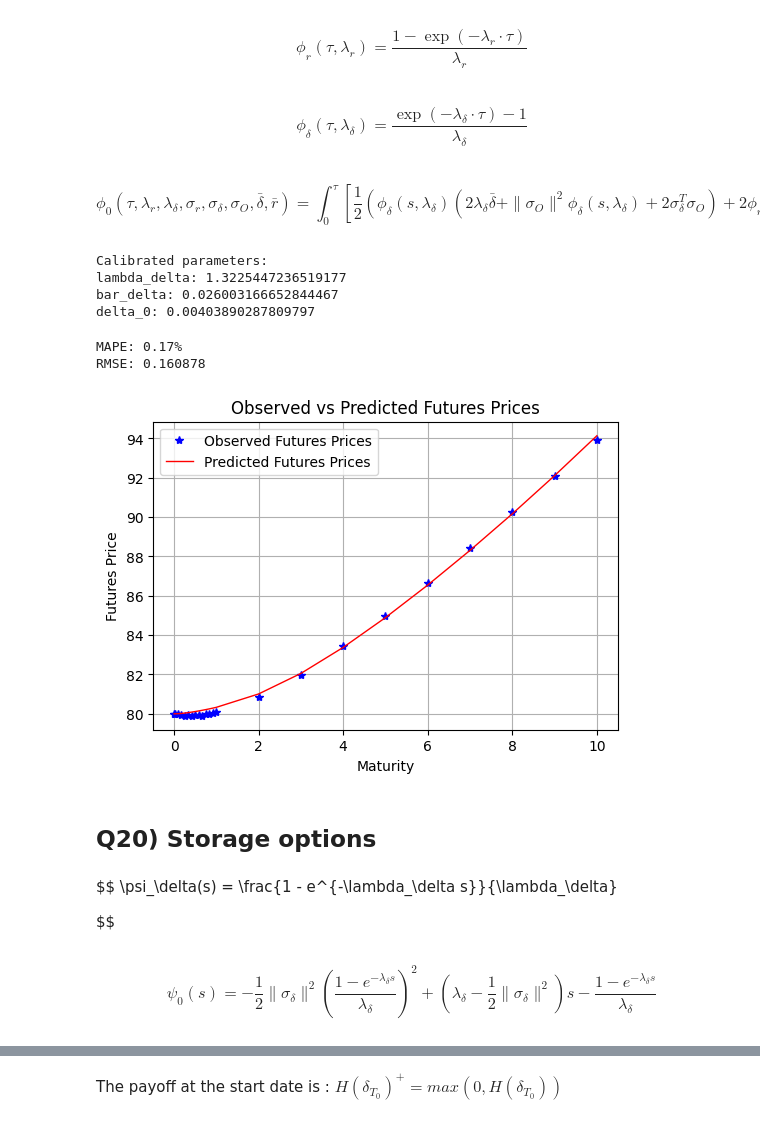
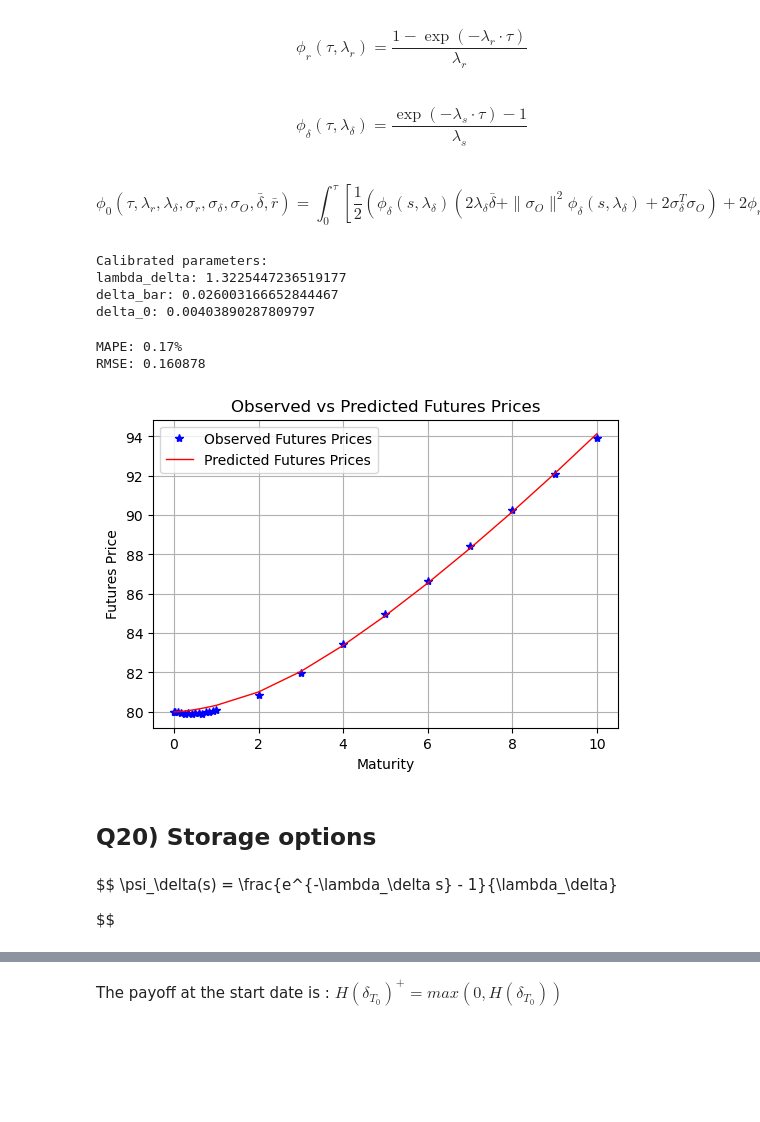
Before and after one commit to yanvow/oil_futures_storage_options, a Jupyter notebook: notebook.ipynb, the cells around one changed output, grey strips where cells are left out. Cells and saved outputs as stored; diff of their text form; code cells hidden in the pictures; blank space fills up the shorter version.

```diff
--- a/notebook.ipynb
+++ b/notebook.ipynb
@@ -234,25 +234,24 @@ def calculate_volatility_and_correlation(matrix):
     # Extract variances from the diagonal of the matrix
     var_r = matrix[0, 0]
     var_delta = matrix[1, 1]
-    var_log_O = matrix[2, 2]
+    var_O = matrix[2, 2]
 
     # Calculate volatilities as the square roots of the variances
     sigma_r = np.sqrt(var_r)
     sigma_delta = np.sqrt(var_delta)
-    sigma_O = np.sqrt(var_log_O)
+    sigma_O = np.sqrt(var_O)
 
     # Extract covariances from the off-diagonal elements of the matrix
     cov_r_delta = matrix[0, 1]
     cov_r_log_O = matrix[0, 2]
     cov_delta_log_O = matrix[1, 2]
 
-
     # Calculate correlations by dividing the covariances by the product of the respective volatilities
     rho_r_delta = cov_r_delta / (sigma_r * sigma_delta)
-    rho_r_log_O = cov_r_log_O / (sigma_r * sigma_O)
-    rho_delta_log_O = cov_delta_log_O / (sigma_delta * sigma_O)
+    rho_r_O = cov_r_log_O / (sigma_r * sigma_O)
+    rho_delta_O = cov_delta_log_O / (sigma_delta * sigma_O)
 
-    return sigma_r, sigma_delta, sigma_O, rho_r_delta, rho_r_log_O, rho_delta_log_O
+    return sigma_r, sigma_delta, sigma_O, rho_r_delta, rho_r_O, rho_delta_O
 
 # Define the quadratic variation matrix
 matrix = np.array([
@@ -262,12 +261,17 @@ matrix = np.array([
 ]) * 1e-4
 
 # Calculate the volatilities and correlations
-sigma_r, sigma_delta, sigma_O, rho_r_delta, rho_r_log_O, rho_delta_log_O = calculate_volatility_and_correlation(matrix)
+sigma_r, sigma_delta, sigma_O, rho_r_delta, rho_r_O, rho_delta_O = calculate_volatility_and_correlation(matrix)
 
 # Print the calculated volatilities
 print(f'Sigma_r: {sigma_r}')
 print(f'Sigma_delta: {sigma_delta}')
 print(f'Sigma_O: {sigma_O}')
+
+# Print the calculated correlations
+print(f'Rho_r_delta: {rho_r_delta}')
+print(f'Rho_r_log_O: {rho_r_O}')
+print(f'Rho_delta_log_O: {rho_delta_O}')
 # %% [output]
 Sigma_r: 0.00023
 Sigma_delta: 0.00012
@@ -290,7 +297,7 @@ def phi_r(tau, lambda_r):
 # %% [markdown]
 
 
-$$ \phi_\delta(\tau, \lambda_\delta) = \frac{\exp(-\lambda_\delta \cdot \tau) - 1}{\lambda_\delta  }$$
+$$ \phi_\delta(\tau, \lambda_\delta) = \frac{\exp(-\lambda_s \cdot \tau) - 1}{\lambda_s  }$$
 # %%
 def phi_delta(tau, lambda_delta):
     return (np.exp(-lambda_delta * tau) - 1) / lambda_delta
@@ -300,11 +307,11 @@ $$
 \phi_0(\tau, \lambda_r, \lambda_\delta, \sigma_r, \sigma_\delta, \sigma_O, \bar{\delta}, \bar{r}) = \int_0^\tau \left[ \frac{1}{2} \left( \phi_\delta(s, \lambda_\delta) \left( 2 \lambda_\delta \bar{\delta} + \|\sigma_O\|^2 \phi_\delta(s, \lambda_\delta) + 2 \sigma_\delta^T \sigma_O \right) + 2 \phi_r(s, \lambda_r) \left( \lambda_r \bar{r} + \phi_\delta(s, \lambda_\delta) \sigma_r^T \sigma_O + \sigma_r^T \sigma_\delta \right) + \|\sigma_r\|^2 \phi_r^2(s, \lambda_r) \right) \right] ds
 $$
 # %%
-def phi_0(tau, lambda_r, lambda_delta, sigma_r, sigma_delta, sigma_O, bar_delta, bar_r):
+def phi_0(tau, lambda_r, lambda_delta, sigma_r, sigma_delta, sigma_O, delta_bar, bar_r):
     def to_integrate(s):
         phi_delta_s = phi_delta(s, lambda_delta)
         phi_r_s = phi_r(s, lambda_r)
-        term1 = phi_delta_s * (2 * lambda_delta * bar_delta + (np.linalg.norm(sigma_O) ** 2) * phi_delta_s + 2 * np.dot(sigma_delta.T, sigma_O))
+        term1 = phi_delta_s * (2 * lambda_delta * delta_bar + (np.linalg.norm(sigma_O) ** 2) * phi_delta_s + 2 * np.dot(sigma_delta.T, sigma_O))
         term2 = 2 * phi_r_s * (lambda_r * bar_r + phi_delta_s * np.dot(sigma_r.T, sigma_O) + np.dot(sigma_r.T, sigma_delta))
         term3 = (np.linalg.norm(sigma_r) ** 2) * (phi_r_s ** 2)
         return 0.5 * (term1 + term2 + term3)
@@ -312,15 +319,15 @@ def phi_0(tau, lambda_r, lambda_delta, sigma_r, sigma_delta, sigma_O, bar_delta,
     phi0, _ = integrate.quad(to_integrate, 0, tau)
     return phi0
 # %%
-def objective(params, futures_prices, maturities, r0, r_bar, lambda_r, sigma_r, sigma_delta,sigma_O, O0):
-    lambda_delta, bar_delta, delta_0 = params
+def objective(params, futures_prices, maturities, r0, r_bar, lambda_r, sigma_r, sigma_delta, sigma_O, O0):
+    lambda_delta, delta_bar, delta_0 = params
     t = 0
     r_t = r0
     errors = []
     for T, f_observed in zip(maturities, futures_prices):
         phi_delta_ = phi_delta(T, lambda_delta)
         phi_r_ = phi_r(T, lambda_r)
-        phi_0_ = phi_0(T, lambda_r, lambda_delta, sigma_r, sigma_delta, sigma_O, bar_delta, r_bar)
+        phi_0_ = phi_0(T, lambda_r, lambda_delta, sigma_r, sigma_delta, sigma_O, delta_bar, r_bar)
         f_theoretical = futures_price(t, T, r_t, delta_0, O0 , phi_0_, phi_r_, phi_delta_)
         # print(f'Theoretical Futures Price: {f_theoretical}')
         # print(f'Observed Futures Price: {f_observed}\n')
@@ -339,59 +346,59 @@ args=(futures_prices, maturities, r0_mle, r_bar_mle, lambda_r_mle, sigma_r, sigm
 result = minimize(objective, initial_guess, args=args , method='Nelder-Mead')
 
 # Extract the calibrated parameters
-lambda_delta, bar_delta, delta_0 = result.x
+lambda_delta, delta_bar, delta_0 = result.x
 
 print(f"Calibrated parameters:")
 print(f"lambda_delta: {lambda_delta}")
-print(f"bar_delta: {bar_delta}")
+print(f"delta_bar: {delta_bar}")
 print(f"delta_0: {delta_0}")
 # %% [output]
 Calibrated parameters:
 lambda_delta: 1.3225447236519177
-bar_delta: 0.026003166652844467
+delta_bar: 0.026003166652844467
 delta_0: 0.00403890287809797
 # %%
 # Function to predict futures prices with calibrated parameters
-def predict_futures_prices(maturities, r0, lambda_r, lambda_delta, bar_delta, delta_0, O0):
+def predict_futures_prices(maturities, r0, lambda_r, lambda_delta, delta_bar, delta_0, O0):
     predicted_prices = []
     for T in maturities:
         t = 0
         phi_delta_ = phi_delta(T, lambda_delta)
         phi_r_ = phi_r(T, lambda_r)
-        phi_0_ = phi_0(T, lambda_r, lambda_delta, sigma_r, sigma_delta, sigma_O, bar_delta, r_bar_mle)
+        phi_0_ = phi_0(T, lambda_r, lambda_delta, sigma_r, sigma_delta, sigma_O, delta_bar, r_bar_mle)
         f_theoretical = futures_price(t, T, r0, delta_0, O0, phi_0_, phi_r_, phi_delta_)
         predicted_prices.append(f_theoretical)
     return np.array(predicted_prices)
 
 # Calculate predicted futures prices
-predicted_prices = predict_futures_prices(maturities, r0_mle, lambda_r_mle, lambda_delta, bar_delta, delta_0, init_spot_price_oil_pb)
+predicted_prices = predict_futures_prices(maturities, r0_mle, lambda_r_mle, lambda_delta, delta_bar, delta_0, init_spot_price_oil_pb)
 
 # Compute MAPE and RMSE
 mape = np.mean(np.abs((futures_prices - predicted_prices) / futures_prices)) * 100
 rmse = np.sqrt(np.mean((futures_prices - predicted_prices) ** 2))
 
 print(f'MAPE: {mape:.2f}%')
 print(f'RMSE: {rmse:.6f}')
 
 # Plot observed vs predicted futures prices
 plt.figure(figsize=(6, 4))
 plt.plot(maturities, futures_prices, '*', label='Observed Futures Prices', color='blue')
 plt.plot(maturities, predicted_prices, '-', label='Predicted Futures Prices', color='red', linewidth=1)
 plt.xlabel('Maturity')
 plt.ylabel('Futures Price')
 plt.title('Observed vs Predicted Futures Prices')
 plt.legend()
 plt.grid(True)
 plt.show()
 # %% [output]
 MAPE: 0.17%
 RMSE: 0.160878
-[figure, old version]
+[figure, new version]
 # %% [markdown]
 ## Q20) Storage options
 # %% [markdown]
 $$
-\psi_\delta(s) = \frac{1 - e^{-\lambda_\delta s}}{\lambda_\delta}
+\psi_\delta(s) = \frac{e^{-\lambda_\delta s} - 1}{\lambda_\delta}
 
 $$
 # %%
@@ -400,5 +406,0 @@ def psi_delta(tau):
-# %% [markdown]
-
-$$
-\psi_0(s) = -\frac{1}{2} \|\sigma_\delta\|^2 \left( \frac{1 - e^{-\lambda_\delta s}}{\lambda_\delta} \right)^2 + \left( \lambda_\delta - \frac{1}{2} \|\sigma_\delta\|^2 \right) s - \frac{1 - e^{-\lambda_\delta s}}{\lambda_\delta}
-$$
```
Also changed, not shown: parts of 16 cells of this notebook.
